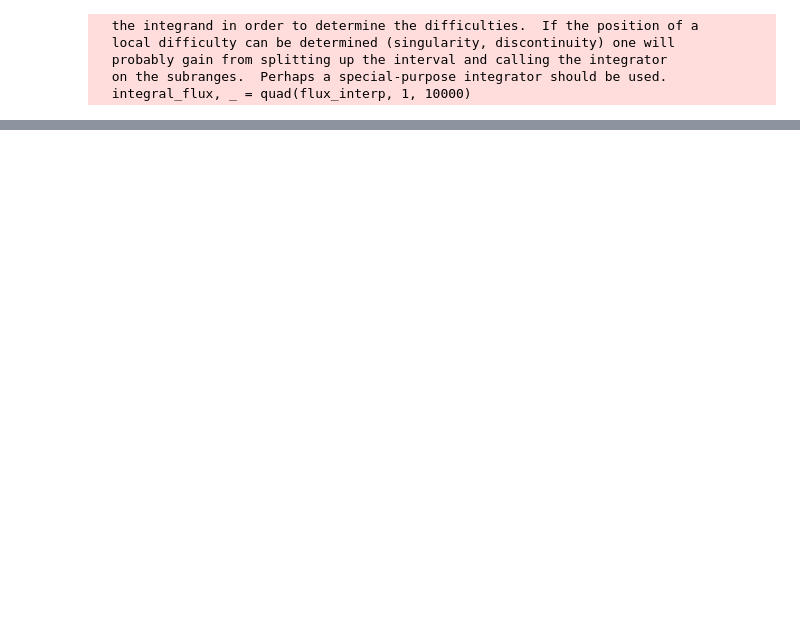
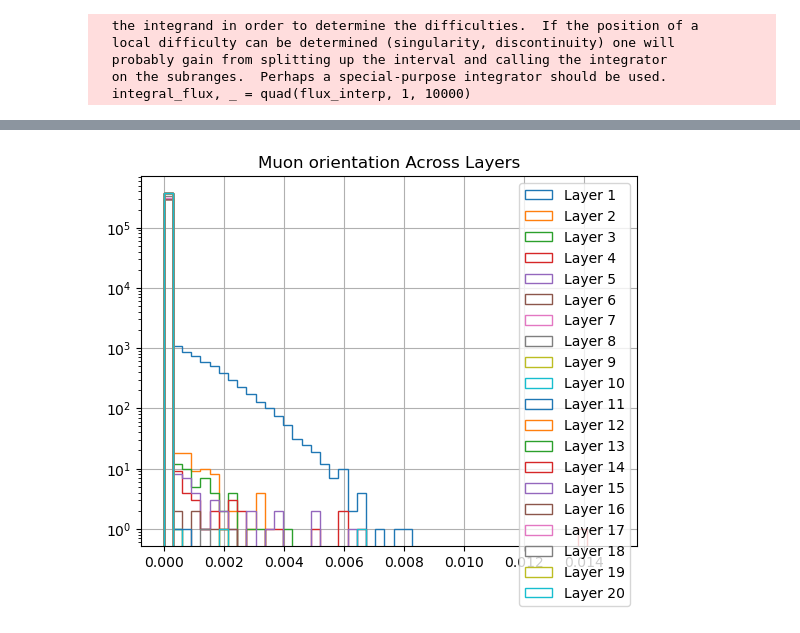
Before and after one commit to cgalelli/CR4ERMES, a Jupyter notebook: CR4ERMES.ipynb, the cells around one changed output, grey strips where cells are left out. Saved outputs shown, nothing was run; the diff lists cells and outputs as text; code cells hidden in the pictures; blank space fills up the shorter version.

```diff
--- a/CR4ERMES.ipynb
+++ b/CR4ERMES.ipynb
@@ -113,0 +128,11 @@ plt.show()
+# %%
+bins = np.linspace(0, 0.015, 50)
+for i, momentum_angle in enumerate(momentum_angles.T):
+    plt.hist(momentum_angle, bins=bins, histtype='step', label=f'Layer {i+1}')
+plt.title('Muon orientation Across Layers')
+plt.grid()
+plt.legend()
+plt.yscale('log')
+plt.show()
+# %% [output]
+[figure, added]
```
Also changed, not shown: parts of 4 cells of this notebook.
